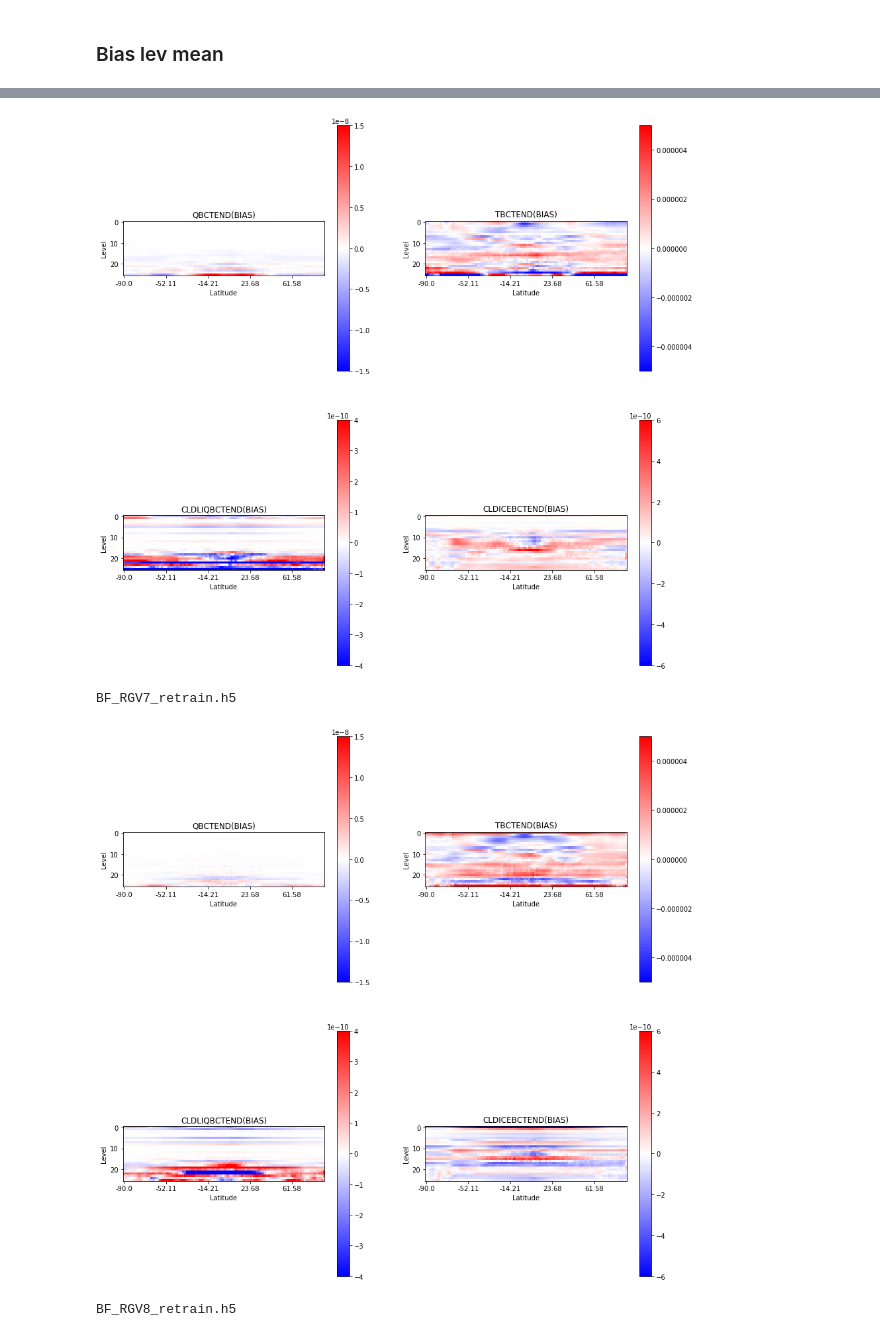
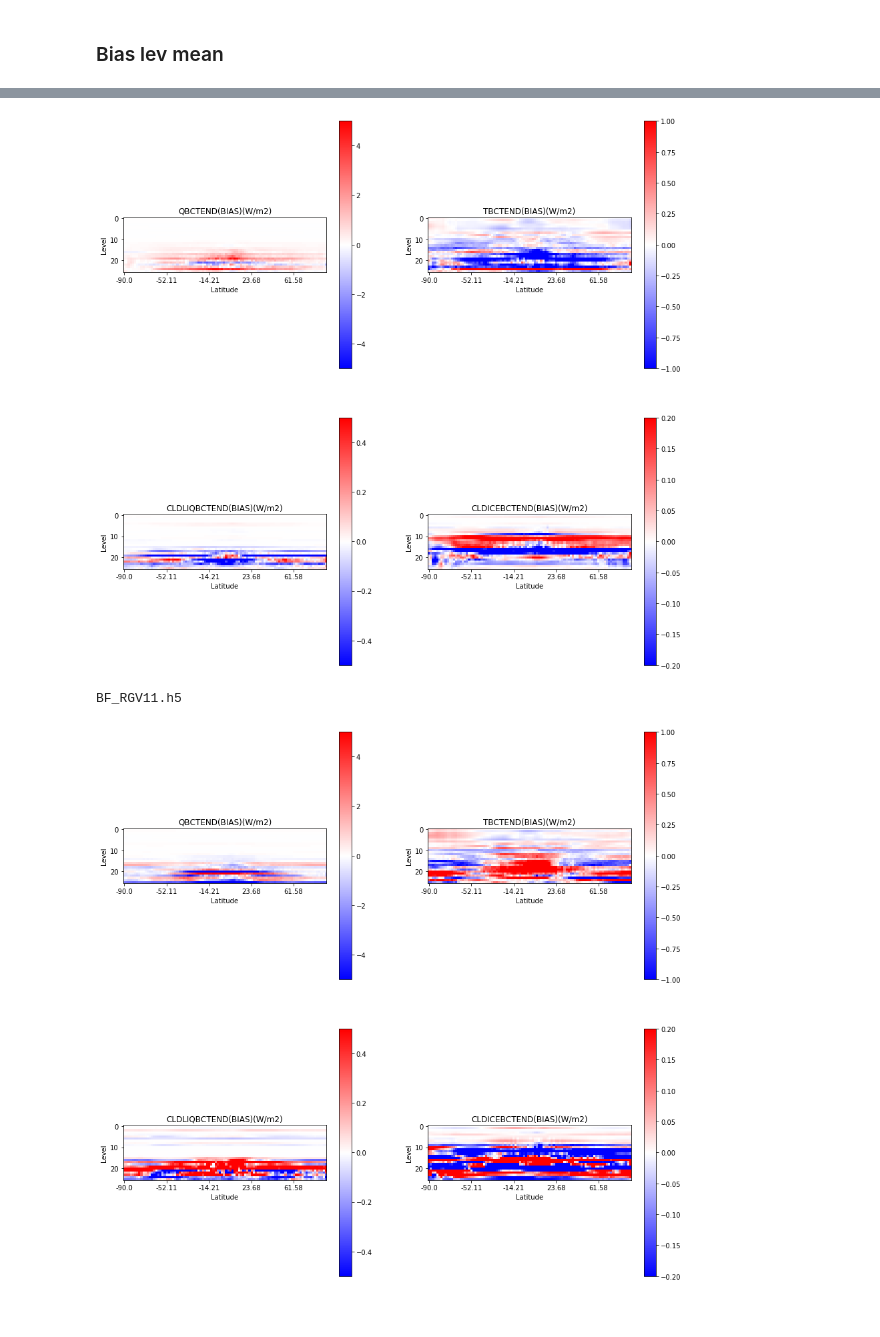
Before and after one commit to ankitesh97/CBRAIN-CAM, a Jupyter notebook: notebooks/ankitesh-devlog/16_Model_diagnostics.ipynb, the cells around one changed output, grey strips where cells are left out. Saved outputs shown, nothing was run; the diff lists cells and outputs as text; code cells hidden in the pictures.

```diff
--- a/notebooks/ankitesh-devlog/16_Model_diagnostics.ipynb
+++ b/notebooks/ankitesh-devlog/16_Model_diagnostics.ipynb
@@ -51,9 +53,9 @@ scale_dict = load_pickle('/export/nfs0home/ankitesg/tom/CBRAIN-CAM/nn_config/sca
 # %%
-config_file = 'CI_RG_M4K_CONFIG.yml' # Configuration file
+config_file = ['CI_RG_M4K_CONFIG.yml','CI_RG_M4K_CONFIG2.yml'] # Configuration file
 data_file = ['RG_SP_M4K_valid.nc']  # Validation/test data sets
-NNarray = ['BF_RGV3.h5','BF_RGV7_retrain.h5', 'BF_RGV8_retrain.h5'] # NN to evaluate
+NNarray = ['BF_RGV8_retrain.h5','BF_RGV11.h5'] # NN to evaluate
 path_HDF5 = '/DFS-L/DATA/pritchard/ankitesg/models/'
-NNname = ['BFv3','BFv7', 'BFv8'] # Name of NNs for plotting
+NNname = ['BFv8', 'BFV11'] # Name of NNs for plotting
 dict_lay = {'SurRadLayer':SurRadLayer,'MassConsLayer':MassConsLayer,'EntConsLayer':EntConsLayer,
             'QV2RH':QV2RH,'T2TmTNS':T2TmTNS,'eliq':eliq,'eice':eice,'esat':esat,'qv':qv,'RH':RH,
            'reverseInterpLayer':reverseInterpLayer,'ScaleOp':ScaleOp}
@@ -75,7 +77,7 @@ for i,NNs in enumerate(NNarray):
     for j,data in enumerate(data_file):
         print('data name is ',data)
 
-        NN[NNs] = load_climate_model(dict_lay,'/export/nfs0home/ankitesg/CBrain_project/PrepData/'+config_file,
+        NN[NNs] = load_climate_model(dict_lay,'/export/nfs0home/ankitesg/CBrain_project/PrepData/'+config_file[i],
                                      '/DFS-L/DATA/pritchard/ankitesg/datav3/'+data,
                                      lev=lev,hyam=hyam,hybm=hybm,TRAINDIR='',
                                      inp_subRH=None, inp_divRH=None,
@@ -83,7 +85,7 @@ for i,NNs in enumerate(NNarray):
                                      model=model,exp=exp)
 
         md[NNs][data[6:-3]] = ModelDiagnostics(NN[NNs],
-                                                '/export/nfs0home/ankitesg/CBrain_project/PrepData/'+config_file,
+                                                '/export/nfs0home/ankitesg/CBrain_project/PrepData/'+config_file[i],
                                                 '/DFS-L/DATA/pritchard/ankitesg/datav3/'+data,
                                               nlat=96,nlon=144,nlev=26)
 # %% [output]
@@ -111,6 +117,8 @@ in_vars = ['QBP','TBP','CLDLIQBP','CLDICEBP','PS', 'SOLIN', 'SHFLX', 'LHFLX']
 out_vars = ['QBCTEND','TBCTEND','CLDLIQBCTEND', 'CLDICEBCTEND', 'NN2L_FLWDS', 'NN2L_PRECC',
             'NN2L_PRECSC', 'NN2L_SOLL', 'NN2L_SOLLD', 'NN2L_SOLS', 'NN2L_SOLSD', 'NN2L_NETSW']
 tendencies = out_vars[:4]
+scale_dict = load_pickle('/export/nfs0home/ankitesg/tom/CBRAIN-CAM/nn_config/scale_dicts/2020_10_16_scale_dict_RG.pkl')['scale_dict_RG']
+fd = [scale_dict,scale_dict2]
 # %% [markdown]
 ### MSE
 # %%
@@ -146,7 +152,7 @@ BF_RGV8_retrain.h5
 # %% [markdown]
 ### BIAS
 # %%
-for nn in NNarray:
+for j, nn in enumerate(NNarray):
     print(nn)
     mdx = md[nn][data_file[0][6:-3]]
     ilev = 25
@@ -155,13 +161,15 @@ for nn in NNarray:
     x_ticks = lon.values[np.arange(0,141,20)]
     f, axarr = plt.subplots(2,2,figsize=(15, 15))
     axarr = axarr.flatten()
-    vmins = [-1.0e-7,-0.00003,-4e-9,-1.5e-9]
-    vmaxs = [1.0e-7,0.00003,4e-9,1.5e-9]
+#     vmins = [-1.0e-7,-0.00003,-4e-9,-1.5e-9]
+#     vmaxs = [1.0e-7,0.00003,4e-9,1.5e-9]
+    vmins = [-15,-4,-1,-0.4]
+    vmaxs = [15,4,1,0.4]
     for i,t in enumerate(tendencies):
-        im = axarr[i].imshow(mdx.stats['bias'][:,:,(i+1)*25],cmap=plt.cm.bwr,vmin=vmins[i],vmax=vmaxs[i])
+        im = axarr[i].imshow(mdx.stats['bias'][:,:,(i+1)*25]*fd[j][t][-1],cmap=plt.cm.bwr,vmin=vmins[i],vmax=vmaxs[i])
         axarr[i].set_xlabel("longitude")
         axarr[i].set_ylabel("latitude")
-        axarr[i].set_title(f"{t}(BIAS)")
+        axarr[i].set_title(f"{t}(BIAS) (Level 25 (W/m2))")
         f.colorbar(im,ax=axarr[i])
         axarr[i].set_xticks(np.arange(0,141,20))
         axarr[i].set_xticklabels(x_ticks)
@@ -178,7 +184,7 @@ BF_RGV8_retrain.h5
 # %% [markdown]
 ### Bias lev mean
 # %%
-for nn in NNarray:
+for j, nn in enumerate(NNarray):
     print(nn)
     mdx = md[nn][data_file[0][6:-3]]
     ilev = 25
@@ -188,13 +194,15 @@ for nn in NNarray:
     f, axarr = plt.subplots(2,2,figsize=(15, 15))
     axarr = axarr.flatten()
     lon_mean = np.mean(mdx.stats['bias'],axis=1)
-    vmins = [-1.5e-8,-0.5e-5,-0.4e-9,-6e-10]
-    vmaxs = [1.5e-8,0.5e-5,0.4e-9,6e-10]
+#     vmins = [-1.5e-8,-0.5e-5,-0.4e-9,-6e-10]
+#     vmaxs = [1.5e-8,0.5e-5,0.4e-9,6e-10]
+    vmins = [-5,-1,-0.5,-0.2]
+    vmaxs = [5,1,0.5,0.2]
     for i,t in enumerate(tendencies):
-        im = axarr[i].imshow(lon_mean[:,i*26:(i+1)*26].T,cmap=plt.cm.bwr,vmin=vmins[i],vmax=vmaxs[i])
+        im = axarr[i].imshow((lon_mean[:,i*26:(i+1)*26]*fd[j][t]).T,cmap=plt.cm.bwr,vmax=vmaxs[i],vmin=vmins[i])
         axarr[i].set_xlabel("Latitude")
         axarr[i].set_ylabel("Level")
-        axarr[i].set_title(f"{t}(BIAS)")
+        axarr[i].set_title(f"{t}(BIAS)(W/m2)")
         f.colorbar(im,ax=axarr[i])
         axarr[i].set_xticks(np.arange(0,81,20))
         axarr[i].set_xticklabels(y_ticks)
@@ -204,4 +212,3 @@ BF_RGV3.h5
-[figure, old version]
+[figure, new version]
-BF_RGV7_retrain.h5
+BF_RGV11.h5
-[figure, old version]
+[figure, new version]
-BF_RGV8_retrain.h5
```
Also changed, not shown: parts of 8 cells of this notebook, 57 other files.
